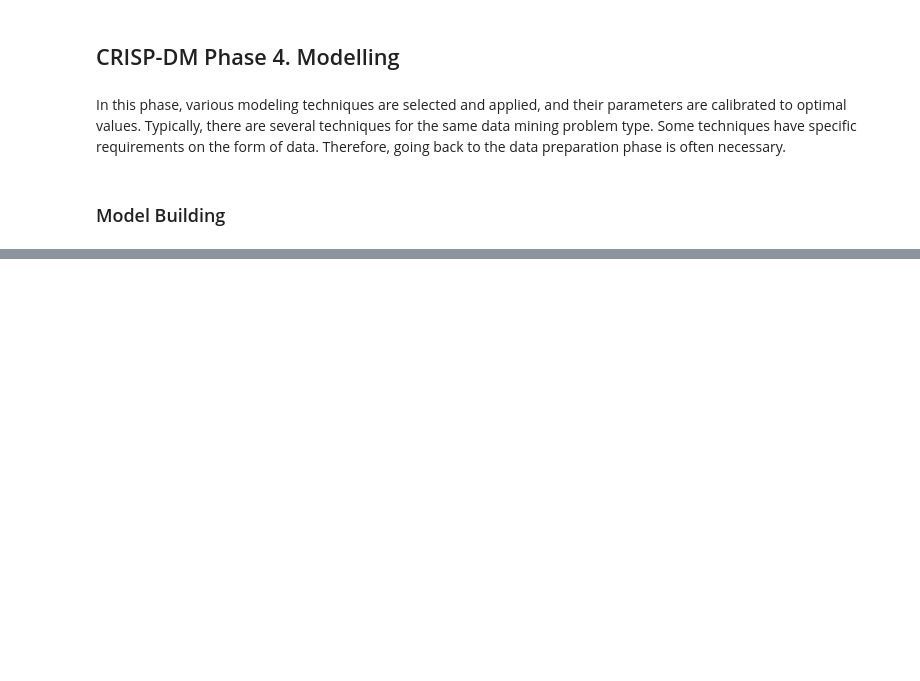
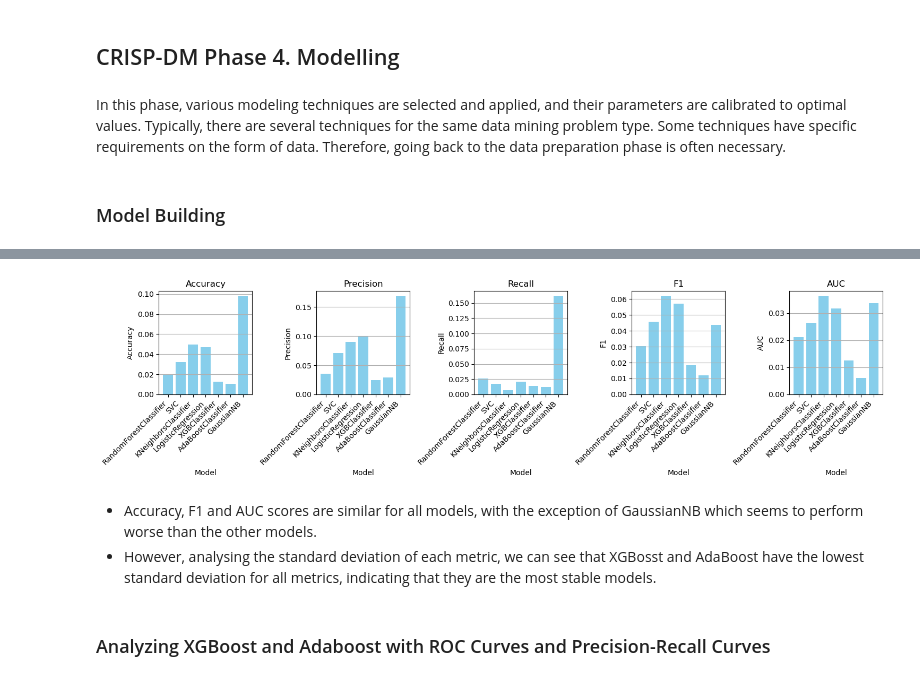
Before and after one commit to AndreCatarino/Financial-Distress-Prediction, a Jupyter notebook: docs/04_modelling.ipynb, the cells around one changed output, grey strips where cells are left out. Saved outputs shown, nothing was run; the diff lists cells and outputs as text; code cells hidden in the pictures; blank space fills up the shorter version.

```diff
--- a/docs/04_modelling.ipynb
+++ b/docs/04_modelling.ipynb
@@ -102,0 +100,28 @@ ROC AUC score:
+# %%
+# plot standard deviation of each metric
+fig, axes = plt.subplots(1, 5, figsize=(15, 4))
+
+for i, metric in enumerate(metrics):
+    ax = axes[i]
+    ax.bar(metrics_df['Model'], metrics_df[metric].apply(lambda x: np.std(x)), color='skyblue')
+    ax.set_title(metric)
+    ax.set_xlabel('Model')
+    ax.set_ylabel(metric)
+    ax.set_xticklabels(metrics_df['Model'], rotation=45, ha='right')
+    ax.yaxis.grid()
+
+# Adjust the layout to avoid overlapping titles
+plt.tight_layout()
+
+# Save the plot
+plt.savefig('../plots/metrics_std.png')
+
+# Show the plot
+plt.show()
+# %% [output]
+[figure, added]
+# %% [markdown]
+- Accuracy, F1 and AUC scores are similar for all models, with the exception of GaussianNB which seems to perform worse than the other models.
+- However, analysing the standard deviation of each metric, we can see that XGBosst and AdaBoost have the lowest standard deviation for all metrics, indicating that they are the most stable models.
+# %% [markdown]
+### Analyzing XGBoost and Adaboost with ROC Curves and Precision-Recall Curves
```
Also changed, not shown: parts of 15 cells of this notebook, 10 other files.
